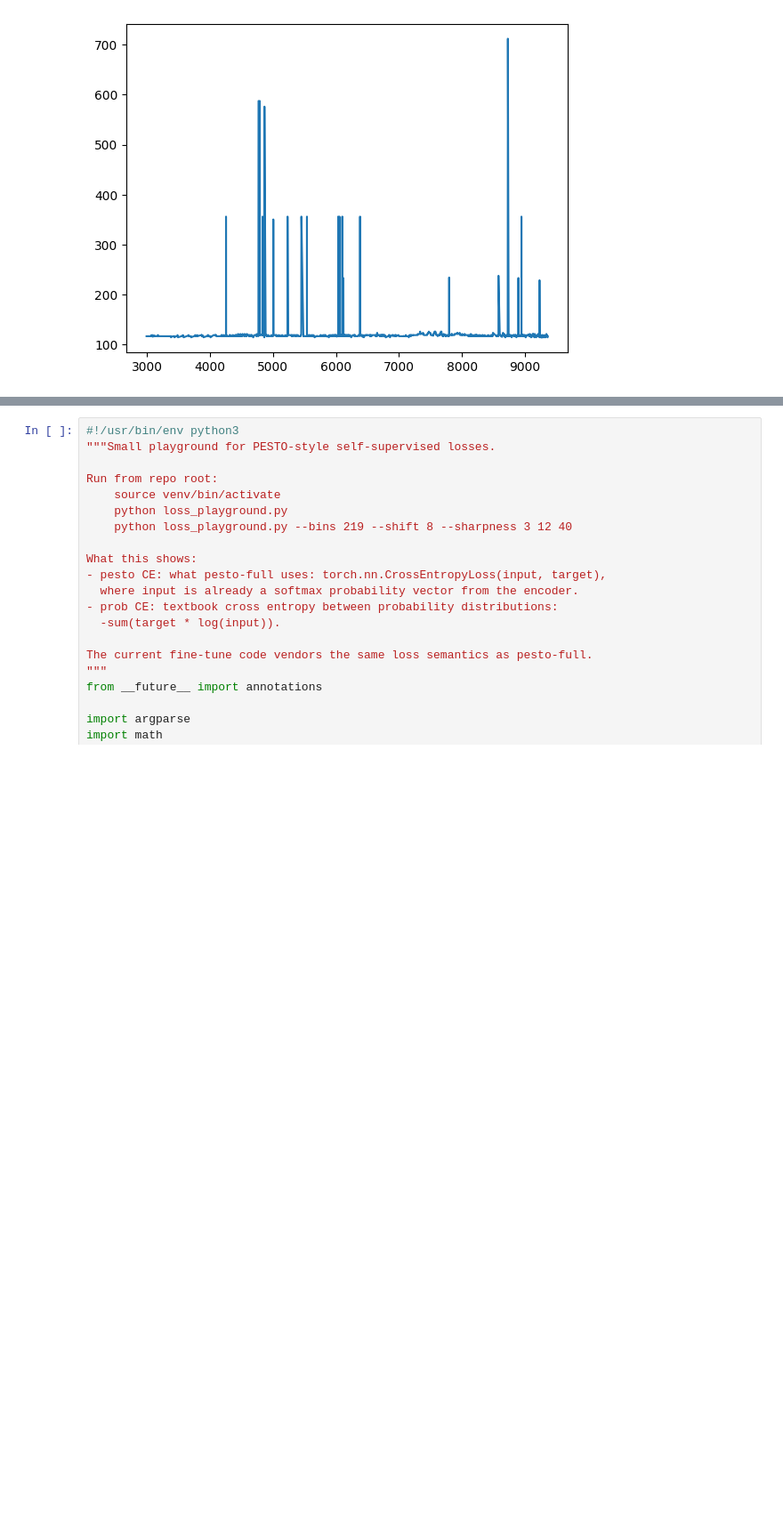
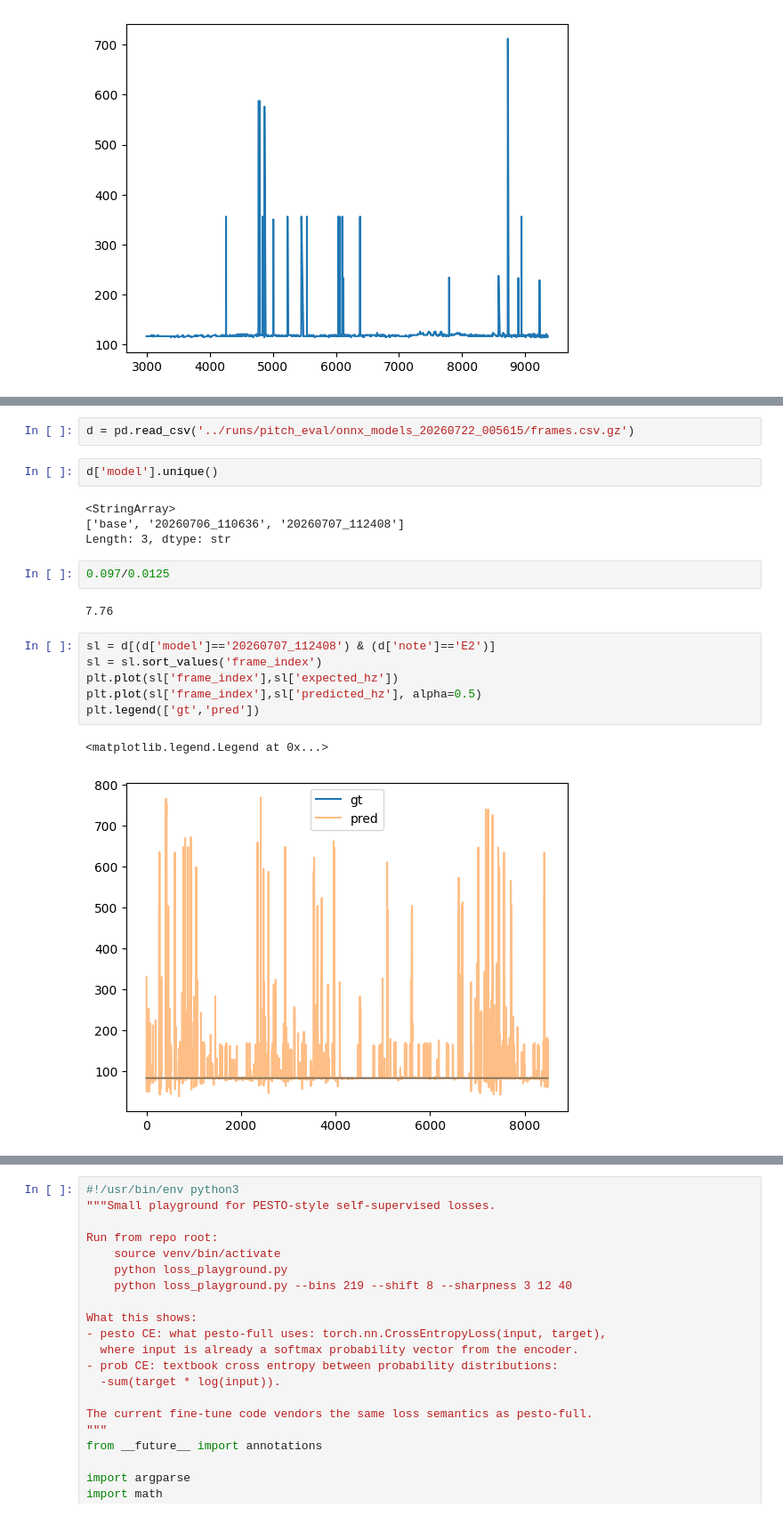
Before and after one commit to falkodem/BassEmulatorVST, a Jupyter notebook: ml/check.ipynb, the cells around one changed output, grey strips where cells are left out. Shown at 89% size. Saved outputs shown, nothing was run; the diff lists cells and outputs as text; blank space fills up the shorter version.

```diff
--- a/ml/check.ipynb
+++ b/ml/check.ipynb
@@ -106,0 +144,21 @@ plt.plot(c['f0_hz'])
+# %%
+d = pd.read_csv('../runs/pitch_eval/onnx_models_20260722_005615/frames.csv.gz')
+# %%
+d['model'].unique()
+# %% [output]
+<StringArray>
+['base', '20260706_110636', '20260707_112408']
+Length: 3, dtype: str
+# %%
+0.097/0.0125
+# %% [output]
+7.76
+# %%
+sl = d[(d['model']=='20260707_112408') & (d['note']=='E2')]
+sl = sl.sort_values('frame_index')
+plt.plot(sl['frame_index'],sl['expected_hz'])
+plt.plot(sl['frame_index'],sl['predicted_hz'], alpha=0.5)
+plt.legend(['gt','pred'])
+# %% [output]
+<matplotlib.legend.Legend at 0x...>
+[figure, added]
```
Also changed, not shown: parts of 10 cells of this notebook, 13 other files.
